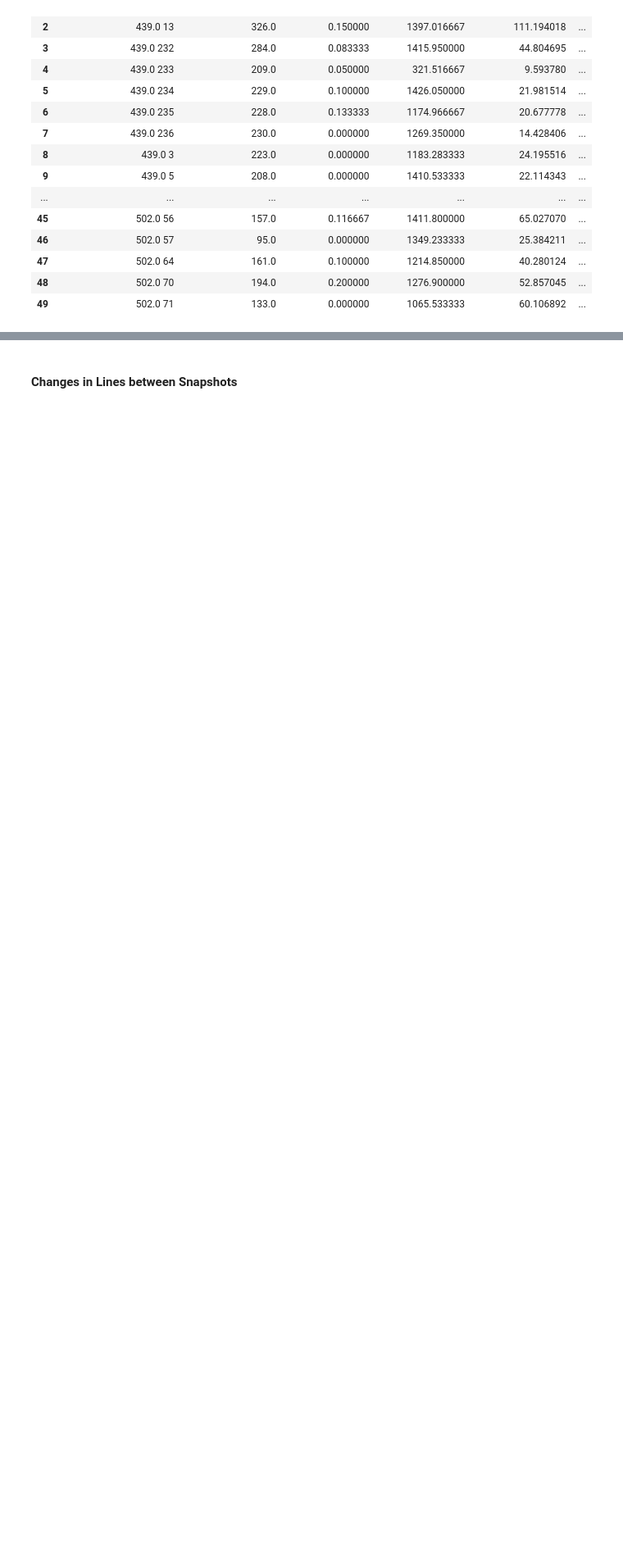
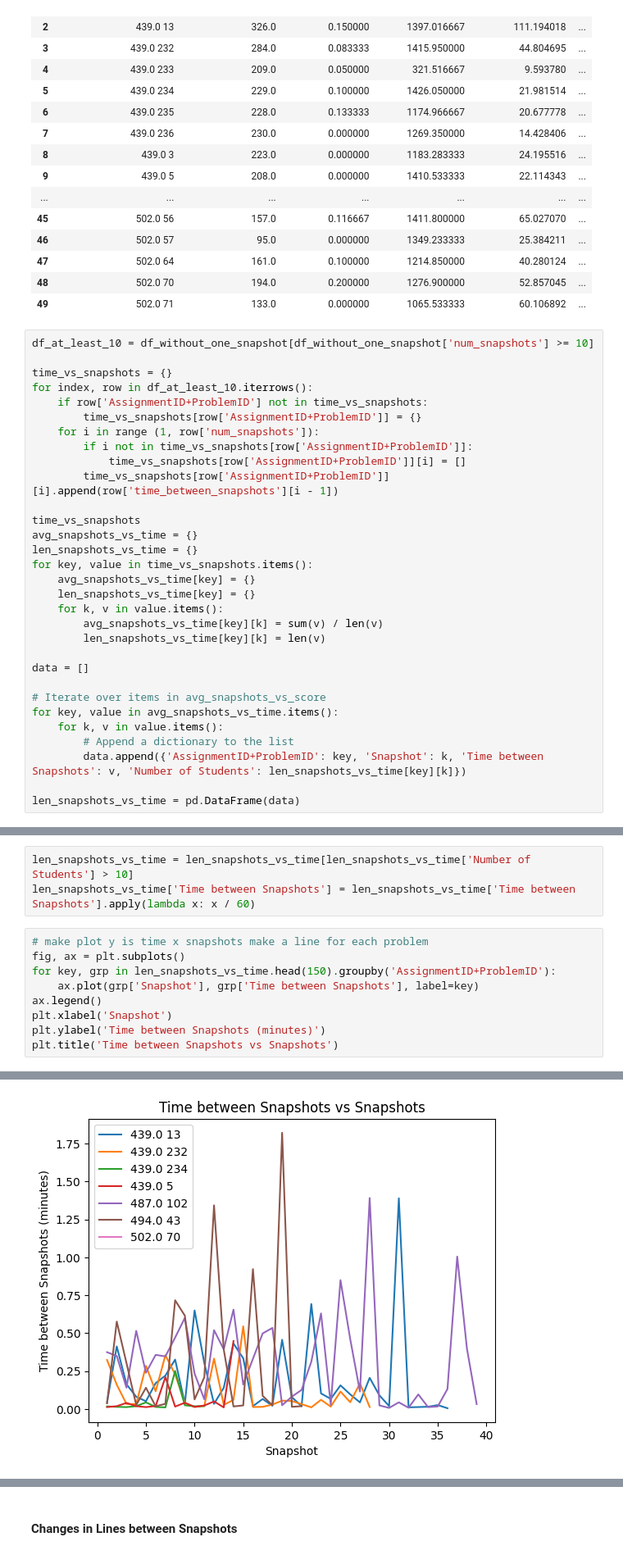
Before and after one commit to nogaschw/Detecting-Struggling-Student-Programmers-using-Proficiency-Taxonomies, a Jupyter notebook: stat_codeworkout.ipynb, the cells around one changed output, grey strips where cells are left out. Shown at 82% size. Cells and saved outputs as stored; diff of their text form; blank space fills up the shorter version.

Commit message:
time plots

```diff
--- a/stat_codeworkout.ipynb
+++ b/stat_codeworkout.ipynb
@@ -179,3 +179,34 @@ time_stat # in minutes
 | 47 | 502.0 64 | 161.0 | 0.100000 | 1214.850000 | 40.280124 | ... |
 | 48 | 502.0 70 | 194.0 | 0.200000 | 1276.900000 | 52.857045 | ... |
 | 49 | 502.0 71 | 133.0 | 0.000000 | 1065.533333 | 60.106892 | ... |
+# %%
+df_at_least_10 = df_without_one_snapshot[df_without_one_snapshot['num_snapshots'] >= 10]
+
+time_vs_snapshots = {}
+for index, row in df_at_least_10.iterrows():
+    if row['AssignmentID+ProblemID'] not in time_vs_snapshots:
+        time_vs_snapshots[row['AssignmentID+ProblemID']] = {}
+    for i in range (1, row['num_snapshots']):
+        if i not in time_vs_snapshots[row['AssignmentID+ProblemID']]:
+            time_vs_snapshots[row['AssignmentID+ProblemID']][i] = []
+        time_vs_snapshots[row['AssignmentID+ProblemID']][i].append(row['time_between_snapshots'][i - 1])
+
+time_vs_snapshots
+avg_snapshots_vs_time = {}
+len_snapshots_vs_time = {}
+for key, value in time_vs_snapshots.items():
+    avg_snapshots_vs_time[key] = {}
+    len_snapshots_vs_time[key] = {}
+    for k, v in value.items():
+        avg_snapshots_vs_time[key][k] = sum(v) / len(v)
+        len_snapshots_vs_time[key][k] = len(v)
+
+data = []
+
+# Iterate over items in avg_snapshots_vs_score
+for key, value in avg_snapshots_vs_time.items():
+    for k, v in value.items():
+        # Append a dictionary to the list
+        data.append({'AssignmentID+ProblemID': key, 'Snapshot': k, 'Time between Snapshots': v, 'Number of Students': len_snapshots_vs_time[key][k]})
+
+len_snapshots_vs_time = pd.DataFrame(data)
@@ -181,0 +227,13 @@ time_stat # in minutes
+# %%
+len_snapshots_vs_time = len_snapshots_vs_time[len_snapshots_vs_time['Number of Students'] > 10]
+len_snapshots_vs_time['Time between Snapshots'] = len_snapshots_vs_time['Time between Snapshots'].apply(lambda x: x / 60)
+# %%
+# make plot y is time x snapshots make a line for each problem
+fig, ax = plt.subplots()
+for key, grp in len_snapshots_vs_time.head(150).groupby('AssignmentID+ProblemID'):
+    ax.plot(grp['Snapshot'], grp['Time between Snapshots'], label=key)
+ax.legend()
+plt.xlabel('Snapshot')
+plt.ylabel('Time between Snapshots (minutes)')
+plt.title('Time between Snapshots vs Snapshots')
+# %% [output]
@@ -181,0 +241 @@ time_stat # in minutes
+[figure, added]
```
Also changed, not shown: parts of 3 cells of this notebook.
